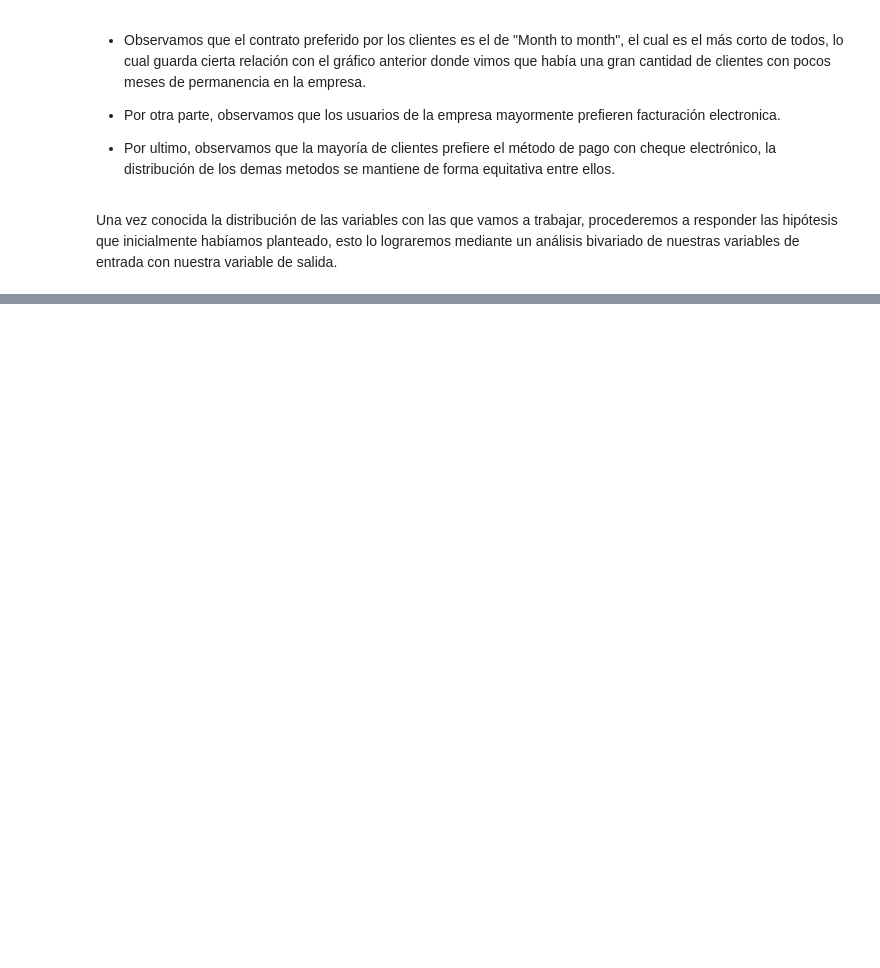
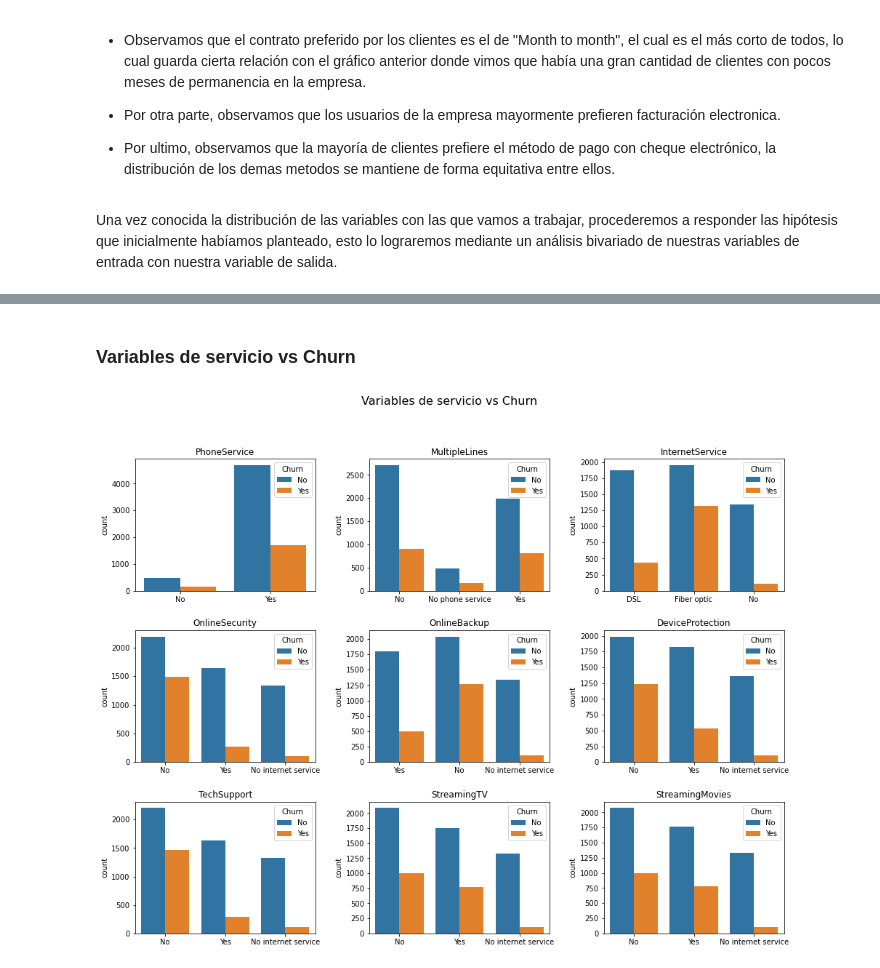
Before and after one commit to silvestref/Desercion_Telecom, a Jupyter notebook: Jupyter_Desercion_Telecom.ipynb, the cells around one changed output, grey strips where cells are left out. Cells and saved outputs as stored; diff of their text form; code cells hidden in the pictures; blank space fills up the shorter version.

```diff
--- a/Jupyter_Desercion_Telecom.ipynb
+++ b/Jupyter_Desercion_Telecom.ipynb
@@ -440,0 +478,36 @@ Una vez conocida la distribución de las variables con las que vamos a trabajar,
+# %% [markdown]
+### Variables de servicio vs Churn
+# %%
+fig, ax = plt.subplots(3, 3, figsize=(16, 12))
+plt.subplots_adjust(wspace=0.3, hspace=0.3)
+sns.countplot(data=data, x="PhoneService", ax=ax[0,0], hue=data["Churn"])
+ax[0,0].set_title("PhoneService")
+ax[0,0].set_xlabel("")
+sns.countplot(data=data, x="MultipleLines", ax=ax[0,1], hue=data["Churn"])
+ax[0,1].set_title("MultipleLines")
+ax[0,1].set_xlabel("")
+sns.countplot(data=data, x="InternetService", ax=ax[0,2], hue=data["Churn"])
+ax[0,2].set_title("InternetService")
+ax[0,2].set_xlabel("")
+sns.countplot(data=data, x="OnlineSecurity", ax=ax[1,0], hue=data["Churn"])
+ax[1,0].set_title("OnlineSecurity")
+ax[1,0].set_xlabel("")
+sns.countplot(data=data, x="OnlineBackup", ax=ax[1,1], hue=data["Churn"])
+ax[1,1].set_title("OnlineBackup")
+ax[1,1].set_xlabel("")
+sns.countplot(data=data, x="DeviceProtection", ax=ax[1,2], hue=data["Churn"])
+ax[1,2].set_title("DeviceProtection")
+ax[1,2].set_xlabel("")
+sns.countplot(data=data, x="TechSupport", ax=ax[2,0], hue=data["Churn"])
+ax[2,0].set_title("TechSupport")
+ax[2,0].set_xlabel("")
+sns.countplot(data=data, x="StreamingTV", ax=ax[2,1], hue=data["Churn"])
+ax[2,1].set_title("StreamingTV")
+ax[2,1].set_xlabel("")
+sns.countplot(data=data, x="StreamingMovies", ax=ax[2,2], hue=data["Churn"])
+ax[2,2].set_title("StreamingMovies")
+ax[2,2].set_xlabel("")
+fig.suptitle('Variables de servicio vs Churn', fontsize=16)
+plt.show()
+# %% [output]
+[figure, added]
```
Also changed, not shown: parts of 59 cells of this notebook.
